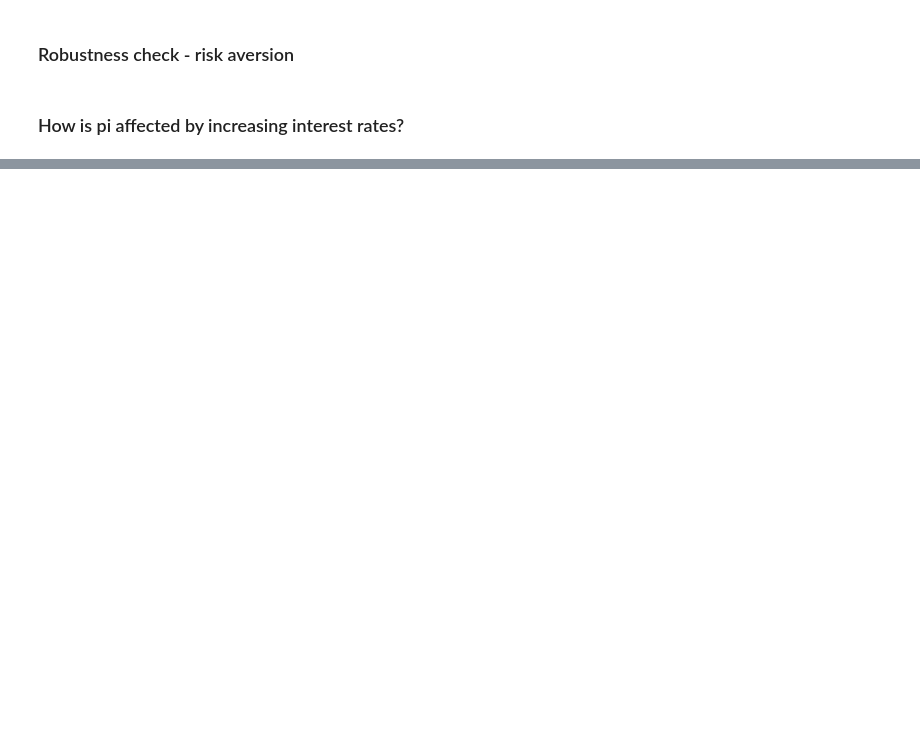
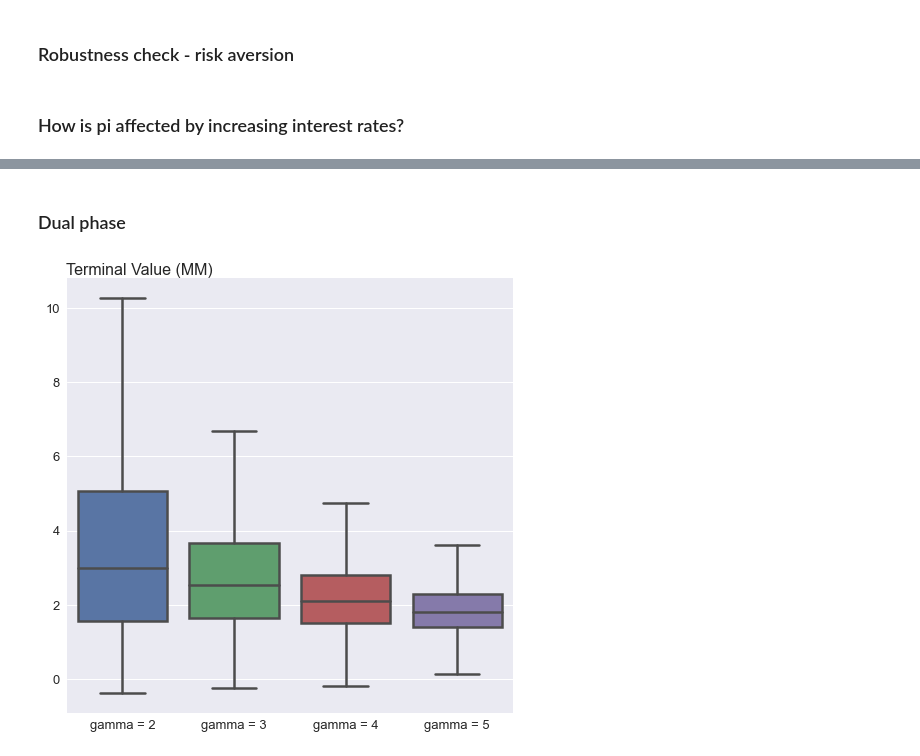
Before and after one commit to neriksen/applied_finance, a Jupyter notebook: robustness_risk_aversion.ipynb, the cells around one changed output, grey strips where cells are left out. Cells and saved outputs as stored; diff of their text form; code cells hidden in the pictures; blank space fills up the shorter version.

```diff
--- a/robustness_risk_aversion.ipynb
+++ b/robustness_risk_aversion.ipynb
@@ -30,0 +44,5 @@ ports = cr.fetch_returns('garch', '')
+# %%
+gamma2 = cr.fetch_returns('garch', range(10000), GAMMA=2)
+gamma3 = cr.fetch_returns('garch', range(10000), GAMMA=3)
+gamma4 = cr.fetch_returns('garch', range(10000), GAMMA=4)
+gamma5 = cr.fetch_returns('garch', range(10000), GAMMA=5)
@@ -30,0 +67,19 @@ ports = cr.fetch_returns('garch', '')
+# %% [markdown]
+### Dual phase
+# %%
+data=gamma2.loc[:, ["dual_phase"]]
+data.columns=['gamma = 2']
+data['gamma = 3']=gamma3["dual_phase"]
+data['gamma = 4']=gamma4["dual_phase"]
+data['gamma = 5']=gamma5["dual_phase"]
+
+x = data.loc[(slice(None), '2070-01-01'),:]
+x = pd.melt(x)
+x['value'] = x['value'].div(1000000) #Convert into millions
+f, ax = plt.subplots(figsize=(8,8))
+ax = sns.boxplot(x='variable',y='value',data=x,showfliers = False,linewidth=2.5)
+ax.set_ylabel("Terminal Value (MM)", loc='top', rotation=0, labelpad=-167)
+ax.set_xlabel("")
+f.savefig("Robustness/boxplot_gamma_dual.png", bbox_inches = 'tight', pad_inches = 0.1)
+# %% [output]
+[figure, added]
```
Also changed, not shown: parts of 12 cells of this notebook, 2 other files.
